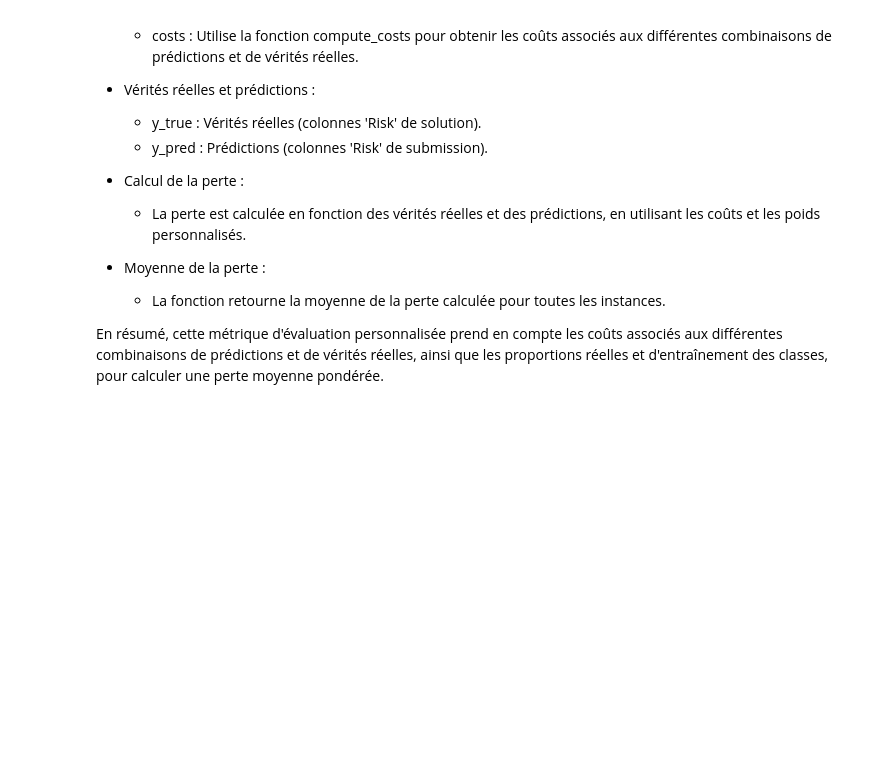
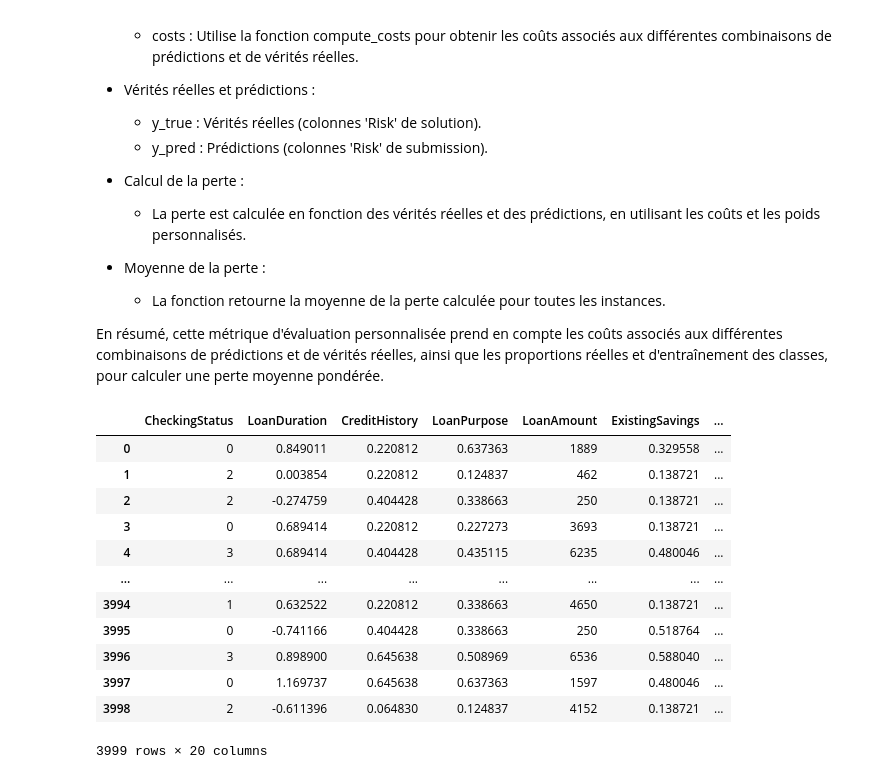
Before and after one commit to Mimon-Xv/German-Credit-ML2, a Jupyter notebook: 02. Notebooks/Notebook1.ipynb, the cells around one changed output. Saved outputs shown, nothing was run; the diff lists cells and outputs as text; code cells hidden in the pictures; blank space fills up the shorter version.

```diff
--- a/02. Notebooks/Notebook1.ipynb
+++ b/02. Notebooks/Notebook1.ipynb
@@ -221,0 +292,16 @@ En résumé, cette métrique d'évaluation personnalisée prend en compte les co
+# %%
+X_train_processed
+# %% [output]
+|  | CheckingStatus | LoanDuration | CreditHistory | LoanPurpose | LoanAmount | ExistingSavings | ... |
+| 0 | 0 | 0.849011 | 0.220812 | 0.637363 | 1889 | 0.329558 | ... |
+| 1 | 2 | 0.003854 | 0.220812 | 0.124837 | 462 | 0.138721 | ... |
+| 2 | 2 | -0.274759 | 0.404428 | 0.338663 | 250 | 0.138721 | ... |
+| 3 | 0 | 0.689414 | 0.220812 | 0.227273 | 3693 | 0.138721 | ... |
+| 4 | 3 | 0.689414 | 0.404428 | 0.435115 | 6235 | 0.480046 | ... |
+| ... | ... | ... | ... | ... | ... | ... | ... |
+| 3994 | 1 | 0.632522 | 0.220812 | 0.338663 | 4650 | 0.138721 | ... |
+| 3995 | 0 | -0.741166 | 0.404428 | 0.338663 | 250 | 0.518764 | ... |
+| 3996 | 3 | 0.898900 | 0.645638 | 0.508969 | 6536 | 0.588040 | ... |
+| 3997 | 0 | 1.169737 | 0.645638 | 0.637363 | 1597 | 0.480046 | ... |
+| 3998 | 2 | -0.611396 | 0.064830 | 0.124837 | 4152 | 0.138721 | ... |
+3999 rows × 20 columns
```
Also changed, not shown: parts of 5 cells of this notebook, 1 other file.
